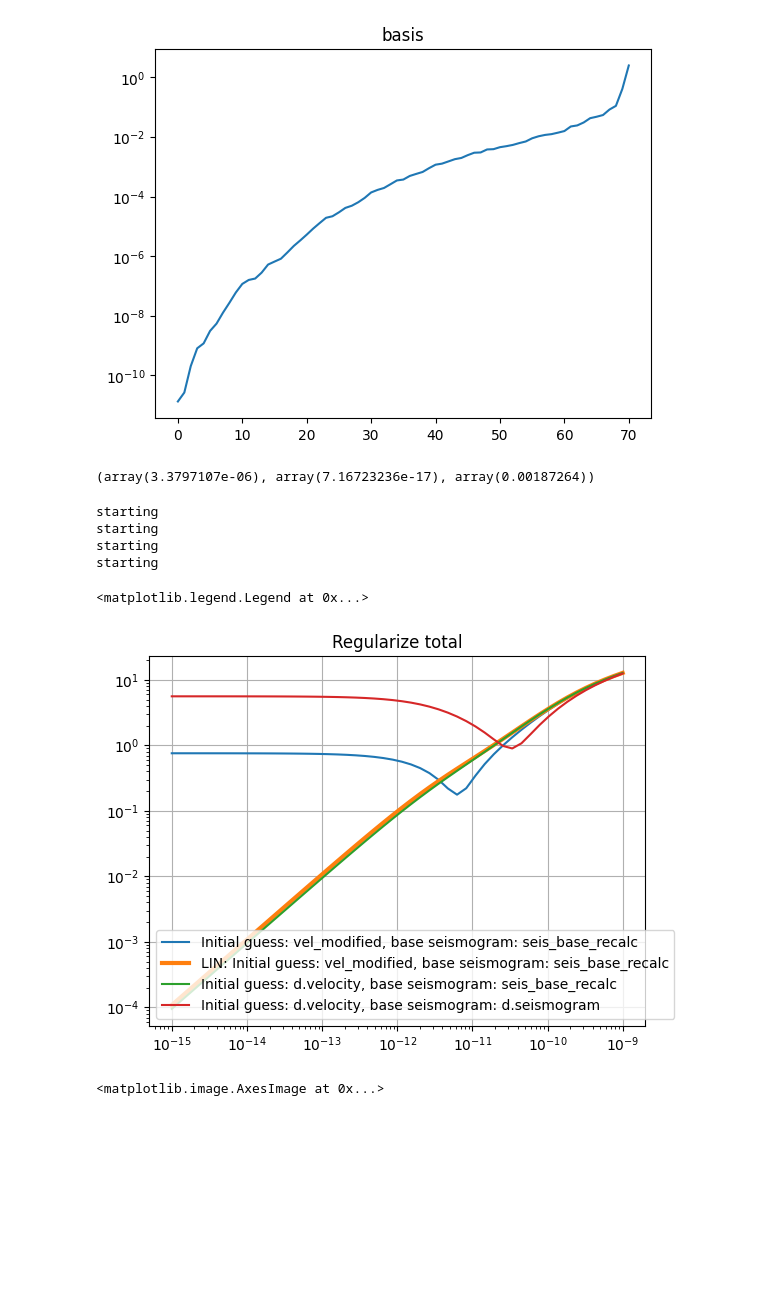
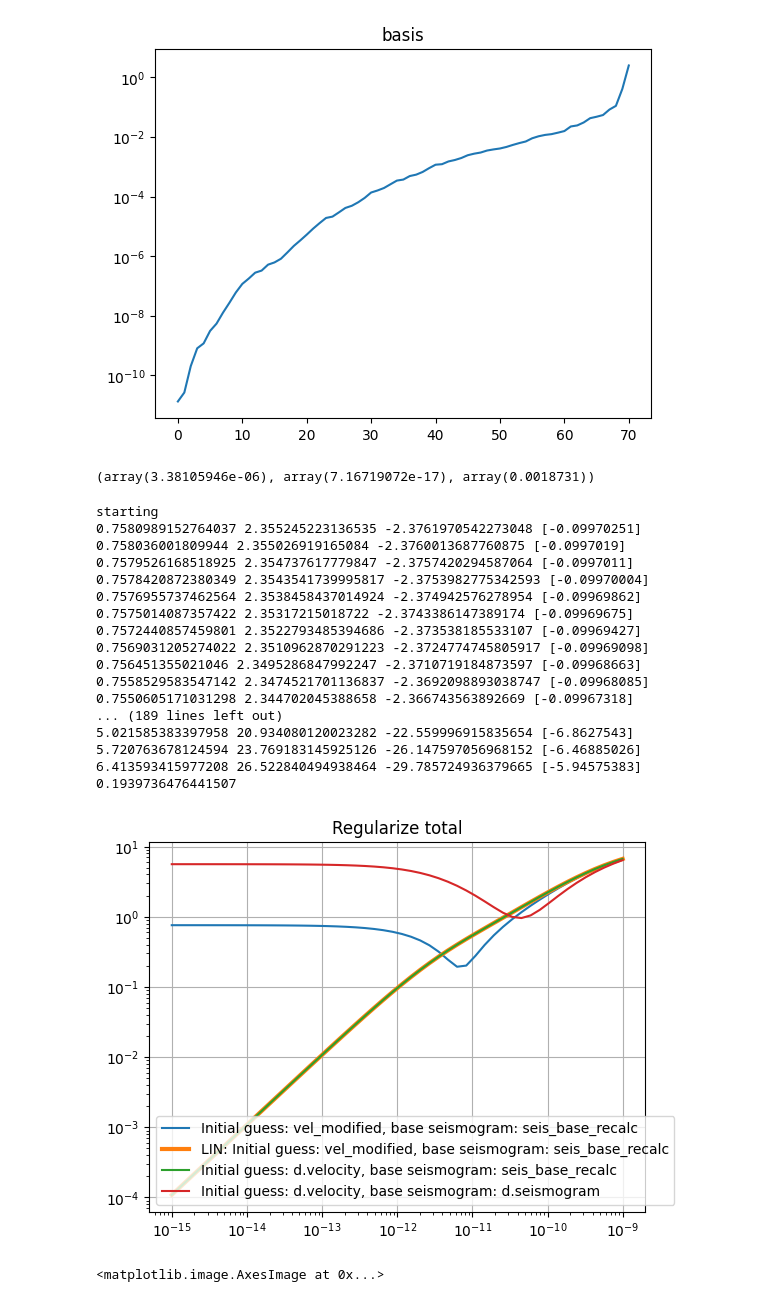
Before and after one commit to jcottaar/seismic, a Jupyter notebook: analysis/experiment_invert_flatvel.ipynb, the cells around one changed output. Cells and saved outputs as stored; diff of their text form; code cells hidden in the pictures; blank space fills up the shorter version.

```diff
--- a/analysis/experiment_invert_flatvel.ipynb
+++ b/analysis/experiment_invert_flatvel.ipynb
@@ -40,7 +40,7 @@ for i_row in range(70):
     mat = np.zeros((70,70))
     mat[i_row,:]=1.
     basis_vectors.append(np.concatenate((mat.flatten(), np.array([0]))))
-basis_vectors.append(np.concatenate((mat.flatten(), np.array([1]))))
+basis_vectors.append(np.concatenate((0*mat.flatten(), np.array([1]))))
 basis_vectors = np.stack(basis_vectors)
 basis_vectors = basis_vectors.T
 basis_vectors=cp.array(basis_vectors)
@@ -80,7 +80,7 @@ seis_modified_linear.from_vector(seis_base_recalc.to_vector() + (J_basis@basis_o
 #kgs.rms(seis_modified_vector - seis_base_recalc.to_vector() - seis_forward.vel_to_seis_diff(d.velocity, vel_offset_vector.T)), kgs.rms(seis_modified_vector - seis_base_recalc.to_vector())
 kgs.rms(seis_modified_vector - seis_base_recalc.to_vector() - (J_basis@basis_offset_vector)[:,0]), kgs.rms(seis_modified_linear.to_vector() - seis_base_recalc.to_vector() - (J_basis@basis_offset_vector)[:,0]), kgs.rms(seis_modified_vector - seis_base_recalc.to_vector())
 # %% [output]
-(array(3.3797107e-06), array(7.16723236e-17), array(0.00187264))
+(array(3.38105946e-06), array(7.16719072e-17), array(0.0018731))
 # %%
 P=cp.eye(J_basis.shape[1], dtype=J_basis.dtype)
 PP=cp.diag(1*np.ones(J_basis.shape[1]-1),k=-1)+cp.diag(1*np.ones(J_basis.shape[1]-1),k=1)-2*cp.eye(J_basis.shape[1])
@@ -103,11 +103,14 @@ def analyze_one(velocity_guess, velocity_true, seismogram_for_guess, seismogram_
     rhs_part = J_basis.T@(s0-s1)
     #return
     for lam in lambda_vals:
-        rhs=rhs_part-lam*v_base
+        rhs=rhs_part-lam*P@v_base
         delta_v = cp.linalg.solve(lam*P+J_basis.T@J_basis,rhs)
         v0 = v1+basis_vectors@delta_v
         v0_list.append(v0)
-        res.append(kgs.rms(v0-velocity_true.to_vector()[:,None]))
+        #res.append(kgs.rms(v0-velocity_true.to_vector()[:,None]))
+        dd=v0-velocity_true.to_vector()[:,None]
+        res.append(kgs.rms(dd[:-1]))
+        #print(kgs.rms(dd), cp.max(dd[:-1]), cp.min(dd[:-1]), dd[-1])
 
 
         #print(lam,penalty(v0),penalty(velocity_true.to_vector()[:,None]))
@@ -116,39 +119,51 @@ def analyze_one(velocity_guess, velocity_true, seismogram_for_guess, seismogram_
 # %%
 # So we get access to vel_modified (and seis_modified) and seis_base_recalc, and are asked to reconstruct vel_base.
 lambda_vals = 10**np.linspace(-15,-9,50)
 
 res1,v0_list = analyze_one(vel_modified, d.velocity, seis_modified, seis_base_recalc, J_basis, lambda_vals)
 res2,v0_list = analyze_one(vel_modified, d.velocity, seis_modified_linear, seis_base_recalc, J_basis, lambda_vals)
 res3,v0_list = analyze_one(d.velocity, d.velocity, seis_base_recalc, seis_base_recalc, J_basis, lambda_vals)
 res4,v0_list = analyze_one(d.velocity, d.velocity,seis_base_recalc, d.seismogram, J_basis, lambda_vals)
 #res4,v0_list = analyze_one(vel_modified, d.velocity, seis_modified, seis_base_recalc, J_basis, lambda_vals)
 
 # #lambda_vals = [1e-6]
 # res=[]
 # v0_list=[]
 # rhs_part = J_basis.T@(s0-s1)
 # for lam in lambda_vals:
 #     rhs=rhs_part-lam*v_base
 #     delta_v = cp.linalg.solve(lam*cp.eye(J_basis.shape[1], dtype=J_basis.dtype)+J_basis.T@J_basis,rhs)
 #     v0 = v1+basis_vectors@delta_v
 #     v0_list.append(v0)
 #     res.append(kgs.rms(v0-d.velocity.to_vector()[:,None]))
 # res = cp.asnumpy(cp.array(res))
 plt.loglog(lambda_vals,res1)
 plt.loglog(lambda_vals,res2,linewidth=3)
 plt.loglog(lambda_vals,res3)
 plt.loglog(lambda_vals,res4)
 plt.grid(True)
 plt.title('Regularize total')
-np.min(res)
 plt.legend(('Initial guess: vel_modified, base seismogram: seis_base_recalc', 'LIN: Initial guess: vel_modified, base seismogram: seis_base_recalc', 'Initial guess: d.velocity, base seismogram: seis_base_recalc', 'Initial guess: d.velocity, base seismogram: d.seismogram'))
+print(np.min(res1))
 # %% [output]
 starting
-starting
-starting
-starting
+0.7580989152764037 2.355245223136535 -2.3761970542273048 [-0.09970251]
+0.758036001809944 2.355026919165084 -2.3760013687760875 [-0.0997019]
+0.7579526168518925 2.354737617779847 -2.3757420294587064 [-0.0997011]
+0.7578420872380349 2.3543541739995817 -2.3753982775342593 [-0.09970004]
+0.7576955737462564 2.3538458437014924 -2.374942576278954 [-0.09969862]
+0.7575014087357422 2.35317215018722 -2.3743386147389174 [-0.09969675]
+0.7572440857459801 2.3522793485394686 -2.373538185533107 [-0.09969427]
+0.7569031205274022 2.3510962870291223 -2.3724774745805917 [-0.09969098]
+0.756451355021046 2.3495286847992247 -2.3710719184873597 [-0.09968663]
+0.7558529583547142 2.3474521701136837 -2.3692098893038747 [-0.09968085]
+0.7550605171031298 2.344702045388658 -2.366743563892669 [-0.09967318]
+... (189 lines left out)
+5.021585383397958 20.934080120023282 -22.559996915835654 [-6.8627543]
+5.720763678124594 23.769183145925126 -26.147597056968152 [-6.46885026]
+6.413593415977208 26.522840494938464 -29.785724936379665 [-5.94575383]
+0.1939736476441507
-<matplotlib.legend.Legend at 0x...>
-[figure, old version]
+[figure, new version]
 # %%
 plt.imshow(cp.asnumpy(P))
 # %% [output]
```
Also changed, not shown: parts of 11 cells of this notebook, 6 other files.
